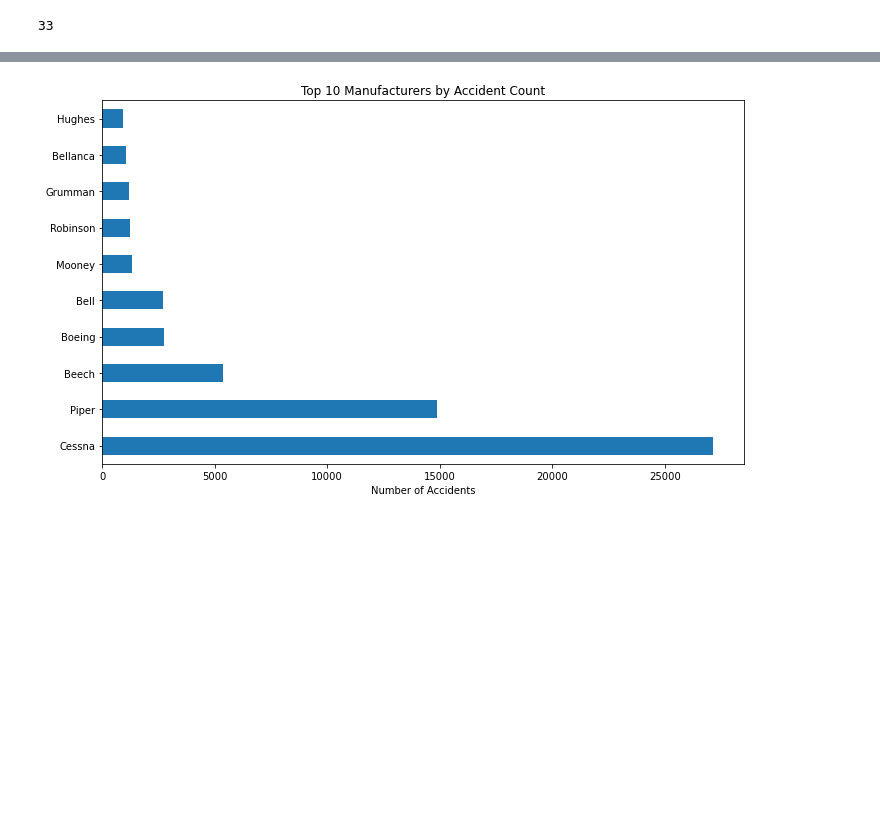
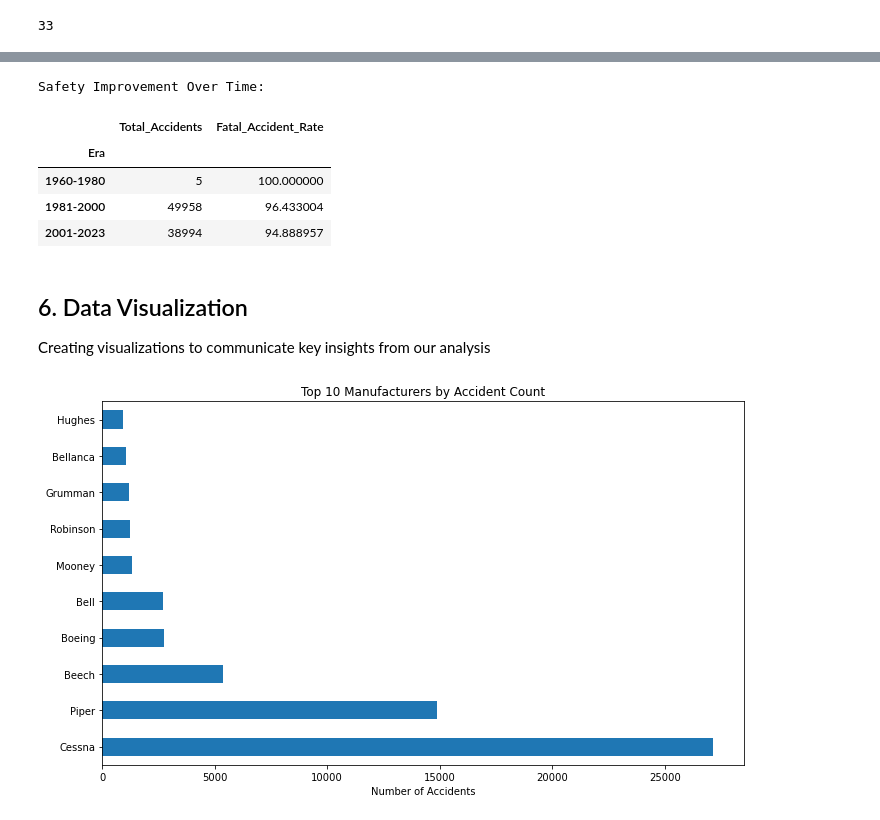
Before and after one commit to pri-git25/PHASE_1_PROJECT, a Jupyter notebook: Aviation_safety_analysis.ipynb, the cells around one changed output, grey strips where cells are left out. Saved outputs shown, nothing was run; the diff lists cells and outputs as text; code cells hidden in the pictures; blank space fills up the shorter version.

```diff
--- a/Aviation_safety_analysis.ipynb
+++ b/Aviation_safety_analysis.ipynb
@@ -345,6 +339 @@ print(f"After filling missing values: {df_clean.isnull().sum().sum()} missing re
 After filling missing values: 0 missing remaining
-# %%
-#Handling missing values base on column importance and business context.
-#fill categorical columns
-df_clean = df.fillna('Unknown')
-df_clean
@@ -365,5 +339,0 @@ df_clean
-# %%
-#fill numerical columns
-numerical_cols = df_clean.select_dtypes(include=[np.number]).columns
-df_clean[numerical_cols] = df_clean[numerical_cols].fillna(0)
-df_clean.isnull().sum().sum()
@@ -506,3 +648,31 @@ Creating visuals for different anlysis.
+# %%
+# 5.4 MODERN VS OLDER AIRCRAFT COMPARISON
+# Create era categories
+df_clean['Era'] = pd.cut(df_clean['Year'],
+                         bins=[1960, 1980, 2000, 2023],
+                         labels=['1960-1980', '1981-2000', '2001-2023'])
+
+# Compare safety by era
+era_safety = df_clean.groupby('Era').agg({
+    'Event.Id': 'count',
+    'Injury.Severity': lambda x: (x.str.contains('Fatal')).mean() * 100
+}).rename(columns={
+    'Event.Id': 'Total_Accidents',
+    'Injury.Severity': 'Fatal_Accident_Rate'
+})
+
+print("Safety Improvement Over Time:")
+display(era_safety)
+# %% [output]
+Safety Improvement Over Time:
+|  | Total_Accidents | Fatal_Accident_Rate |
+| Era |  |  |
+| 1960-1980 | 5 | 100.000000 |
+| 1981-2000 | 49958 | 96.433004 |
+| 2001-2023 | 38994 | 94.888957 |
+# %% [markdown]
+## 6. Data Visualization
+Creating visualizations to communicate key insights from our analysis
 # %%
 # Manufacturer Safety Analysis.
 plt.figure(figsize=(10, 6))
```
Also changed, not shown: parts of 20 cells of this notebook.
